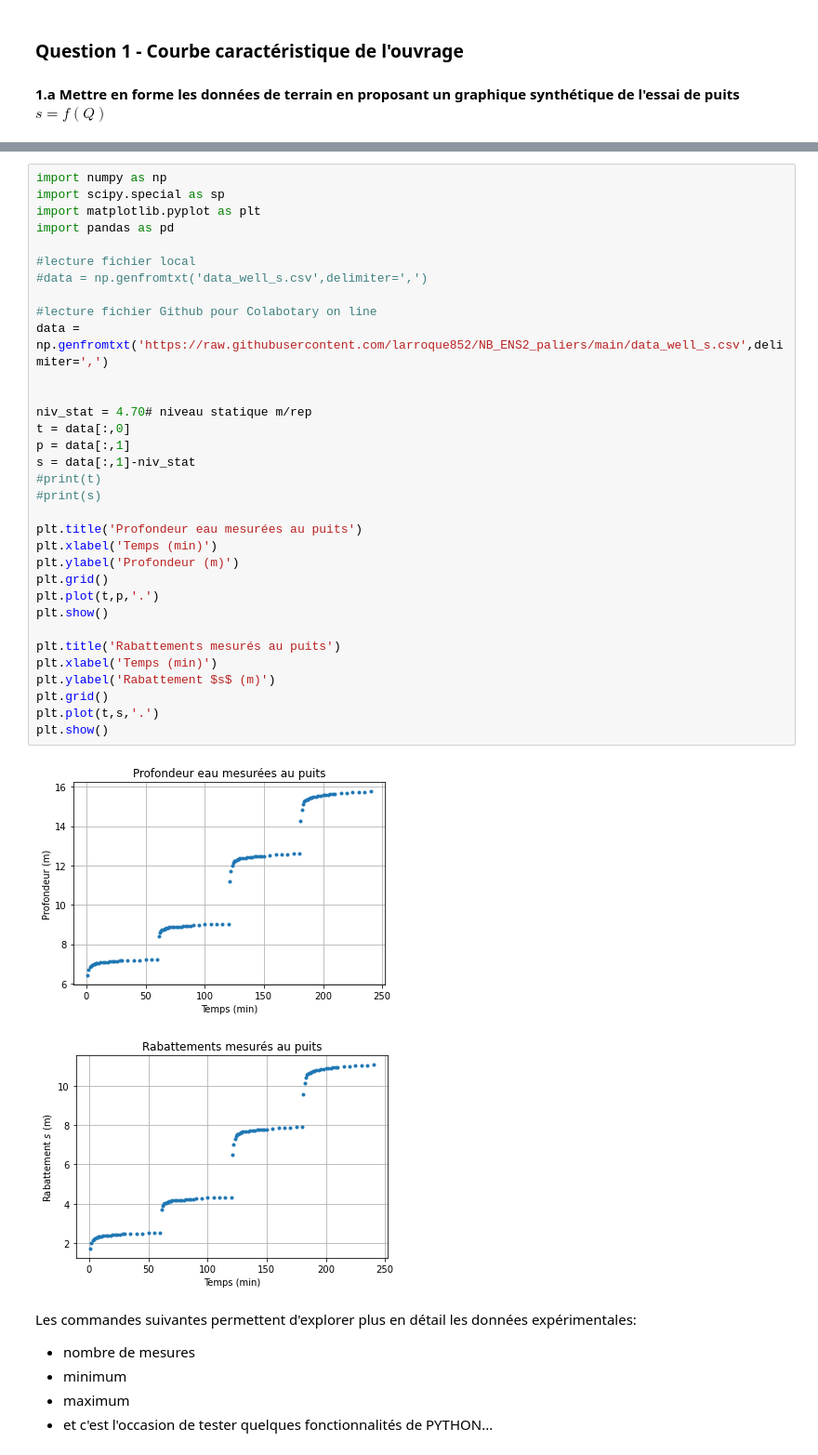
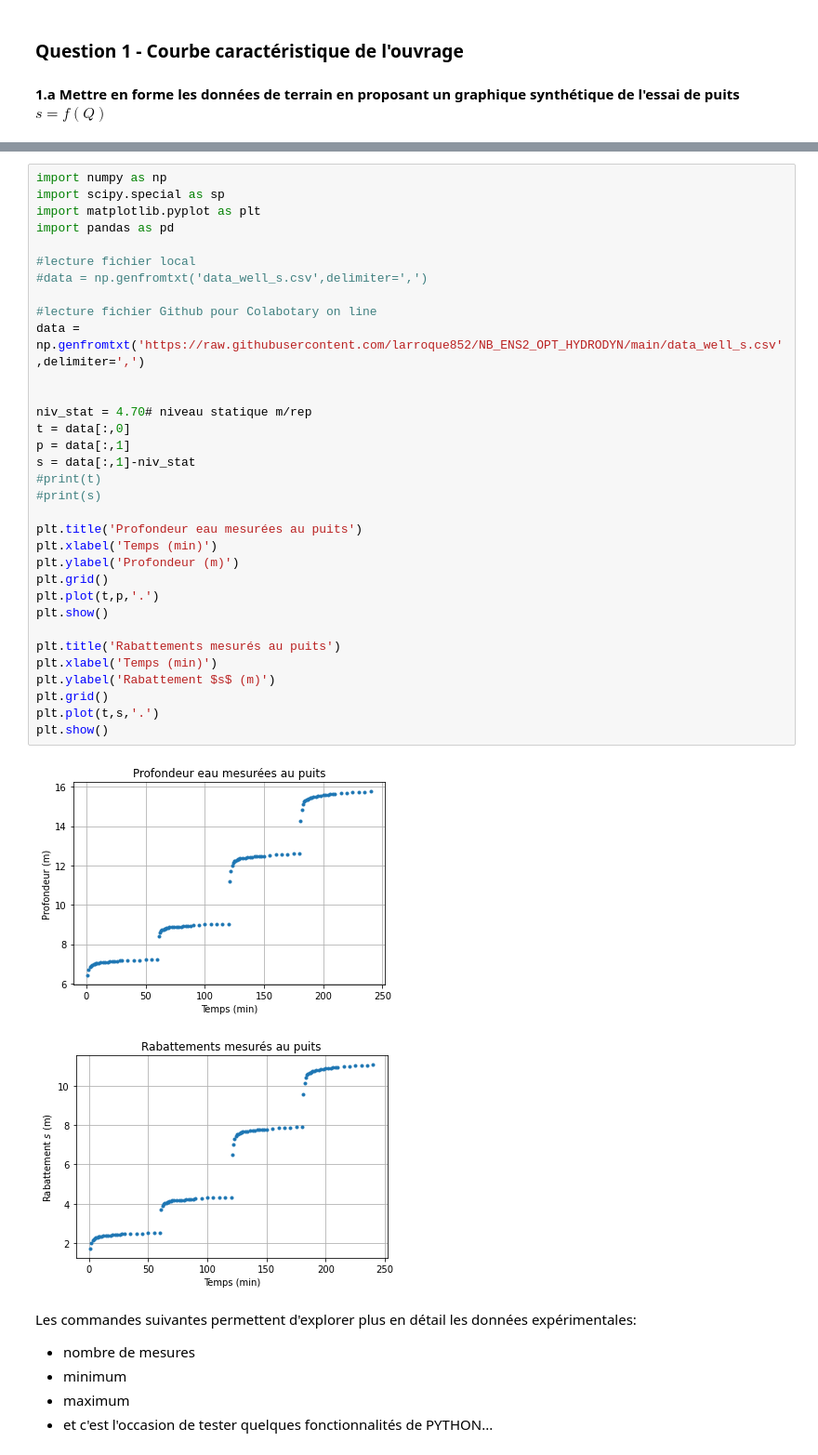
Before and after one commit to larroque852/NB_ENS2_OPT_HYDRODYN, a Jupyter notebook: ENS2_OPT_corrige_Puits.ipynb, the cells around one changed output, grey strips where cells are left out. Shown: that part at 93% size. Drawn from its saved outputs; the diff is of its cells as text.

```diff
--- a/ENS2_OPT_corrige_Puits.ipynb
+++ b/ENS2_OPT_corrige_Puits.ipynb
@@ -107,36 +107,36 @@ import scipy.special as sp
 import matplotlib.pyplot as plt
 import pandas as pd
 
 #lecture fichier local
 #data = np.genfromtxt('data_well_s.csv',delimiter=',')
 
 #lecture fichier Github pour Colabotary on line
-data = np.genfromtxt('https://raw.githubusercontent.com/larroque852/NB_ENS2_paliers/main/data_well_s.csv',delimiter=',')
+data = np.genfromtxt('https://raw.githubusercontent.com/larroque852/NB_ENS2_OPT_HYDRODYN/main/data_well_s.csv',delimiter=',')
 
 
 niv_stat = 4.70# niveau statique m/rep
 t = data[:,0]
 p = data[:,1]
 s = data[:,1]-niv_stat
 #print(t)
 #print(s)
 
 plt.title('Profondeur eau mesurées au puits')
 plt.xlabel('Temps (min)')
 plt.ylabel('Profondeur (m)')
 plt.grid()
 plt.plot(t,p,'.')
 plt.show()
 
 plt.title('Rabattements mesurés au puits')
 plt.xlabel('Temps (min)')
 plt.ylabel('Rabattement $s$ (m)')
 plt.grid()
 plt.plot(t,s,'.')
 plt.show()
 # %% [output]
-[figure, old version]
+[figure, new version]
-[figure, old version]
+[figure, new version]
 # %% [markdown]
 Les commandes suivantes permettent d'explorer plus en détail les données expérimentales:
 - nombre de mesures
```
Also changed, not shown: 1 other file.
